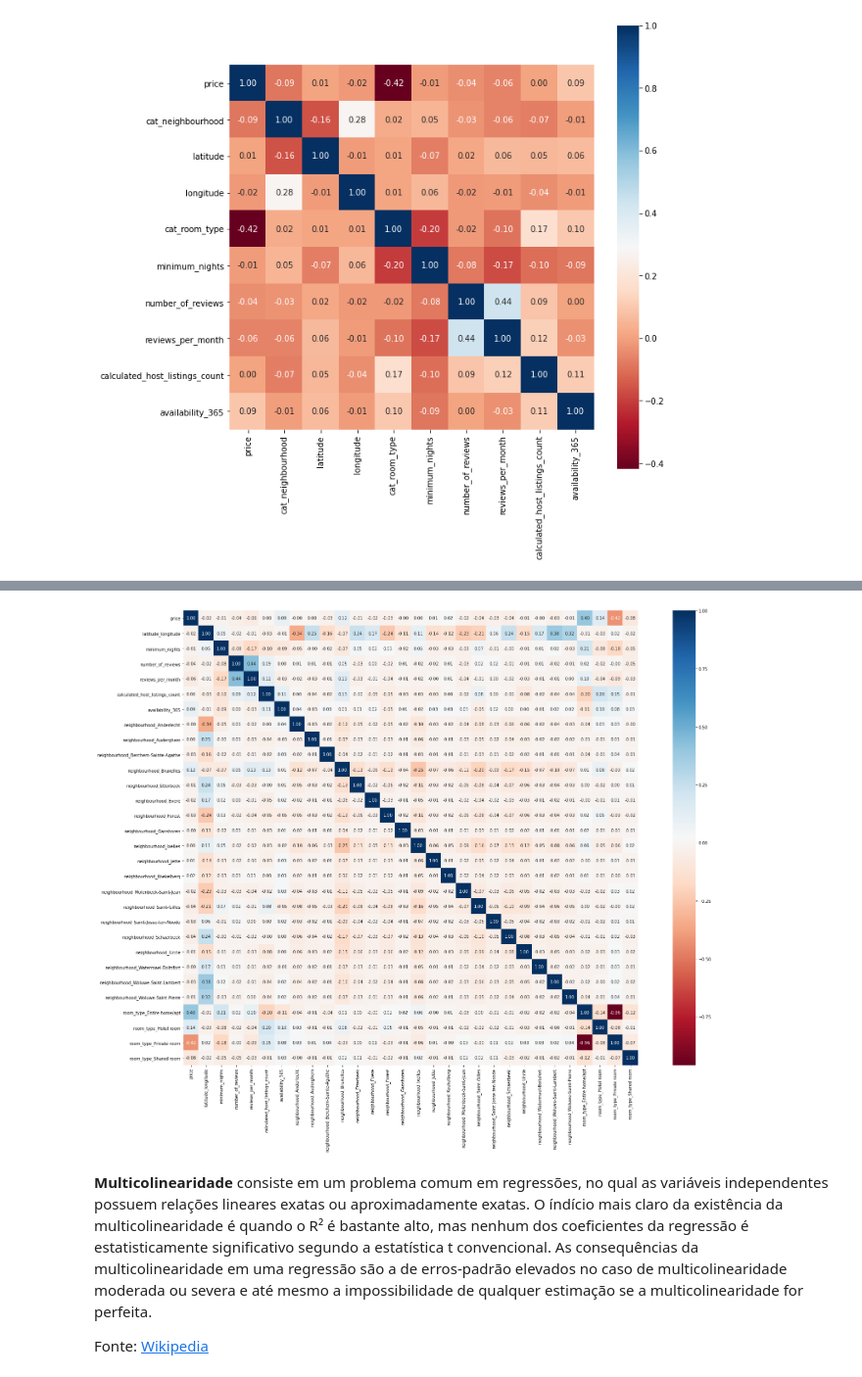
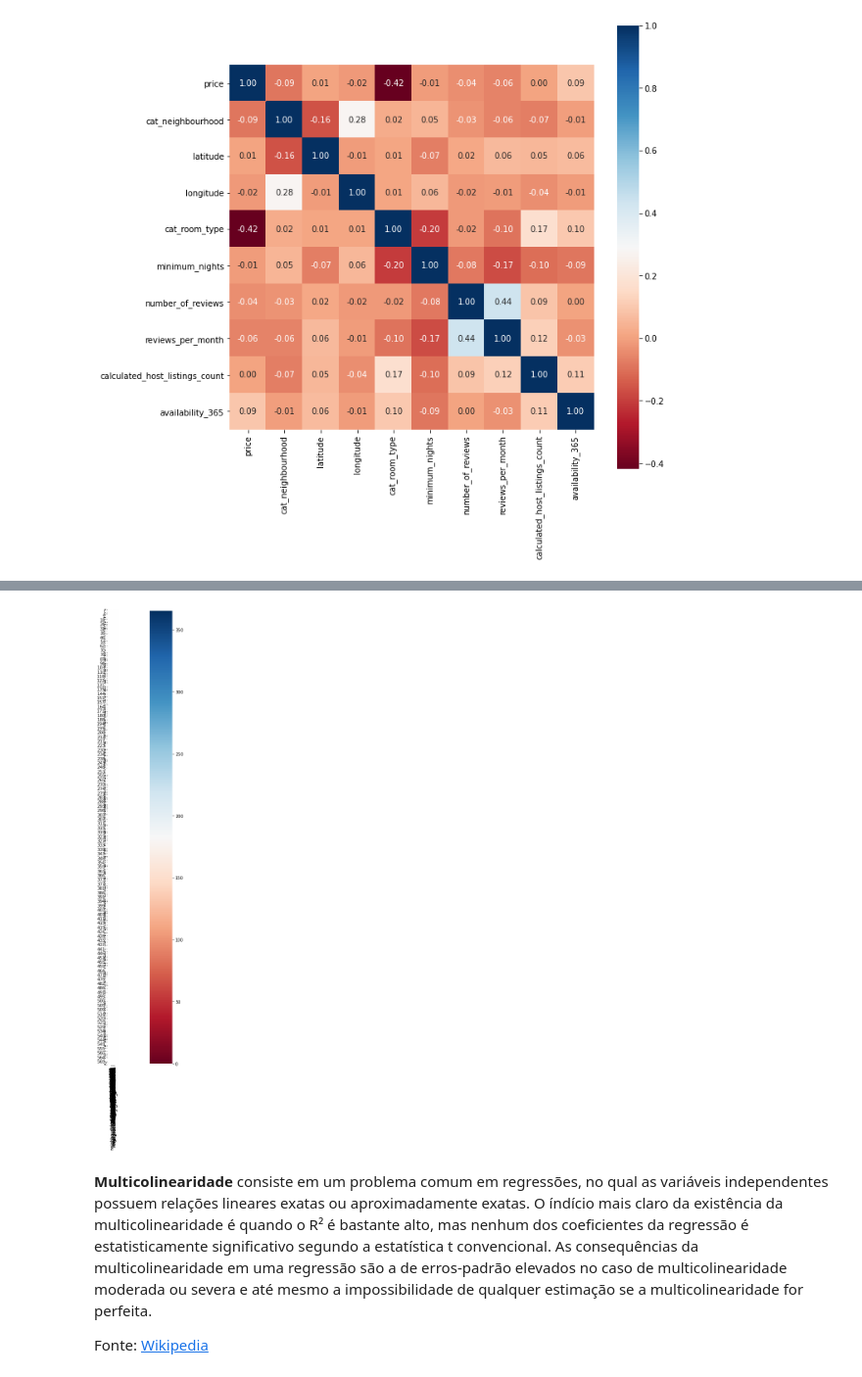
Before and after one commit to ecordeiro/data_science, a Jupyter notebook: Analisando_os_Dados_do_Airbnb_Bruxelas.ipynb, the cells around one changed output, grey strips where cells are left out. Shown: that part at 98% size. Saved outputs shown, nothing was run; the diff lists cells and outputs as text; code cells hidden in the pictures.

```diff
--- a/Analisando_os_Dados_do_Airbnb_Bruxelas.ipynb
+++ b/Analisando_os_Dados_do_Airbnb_Bruxelas.ipynb
@@ -186,4 +184,4 @@ df[df.reviews_per_month.isnull()][['reviews_per_month','number_of_reviews','last
 # %%
 df.reviews_per_month.fillna(0, inplace=True)
-df.last_review.fillna('1900-01-01', inplace=True)
+df.last_review.fillna(pd.to_datetime(df['last_review'], format='%Y-%m-%d').mean().date(), inplace=True)
 # %% [markdown]
@@ -587,3 +607,8 @@ dum.head()
 # %%
 # Separa somente as colunas do dataframe original que serão necessárias para o novo Dataframe
-columns = set(list(df_clean.columns)) - set(nominal)
+col = ['price','latitude','longitude','minimum_nights', 'number_of_reviews', 'reviews_per_month',
+    'calculated_host_listings_count', 'availability_365']
+
+columns = set(col) - set(nominal)
+
+columns
@@ -592,4 +634,0 @@ dfCorr = pd.concat([df_clean[columns],dum], axis=1)
-# %%
-dfCorr['latitude_longitude'] = dfCorr.latitude * dfCorr.longitude
-# %%
-dfCorr.drop(['latitude','longitude'], axis=1, inplace=True)
@@ -622,10 +635,10 @@ display(corr)
 # %%
 # plotar um heatmap a partir das correlações
 
 fig, ax = plt.subplots(figsize=(30,20))         # Sample figsize in inches
-sns.heatmap(corr, cmap='RdBu', fmt='.2f', square=True, linecolor='white', annot=True, ax=ax);
+sns.heatmap(dfCorr, cmap='RdBu', fmt='.2f', square=True, linecolor='white', annot=True, ax=ax);
 # %% [output]
-[figure, old version]
+[figure, new version]
 # %% [markdown]
 **Multicolinearidade** consiste em um problema comum em regressões, no qual as variáveis independentes possuem relações lineares exatas ou aproximadamente exatas. O índício mais claro da existência da multicolinearidade é quando o R² é bastante alto, mas nenhum dos coeficientes da regressão é estatisticamente significativo segundo a estatística t convencional. As consequências da multicolinearidade em uma regressão são a de erros-padrão elevados no caso de multicolinearidade moderada ou severa e até mesmo a impossibilidade de qualquer estimação se a multicolinearidade for perfeita.
 
```
Also changed, not shown: parts of 55 cells of this notebook.
